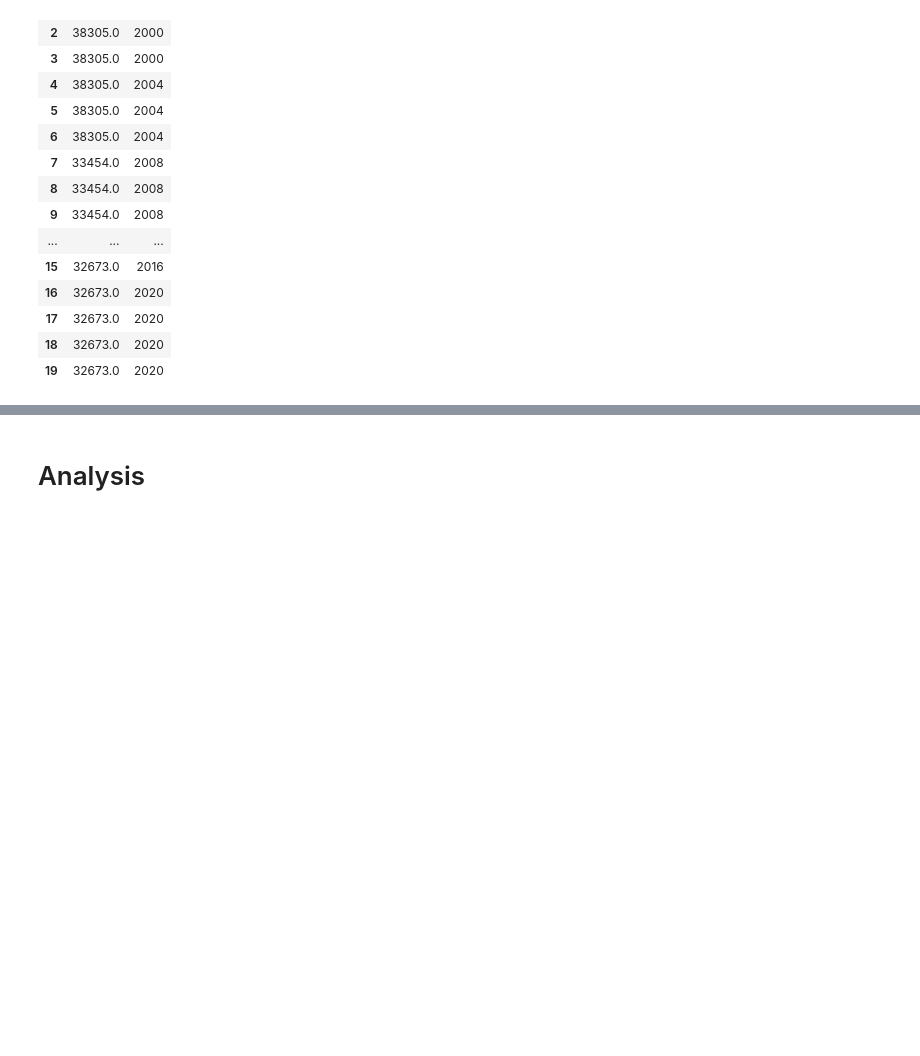
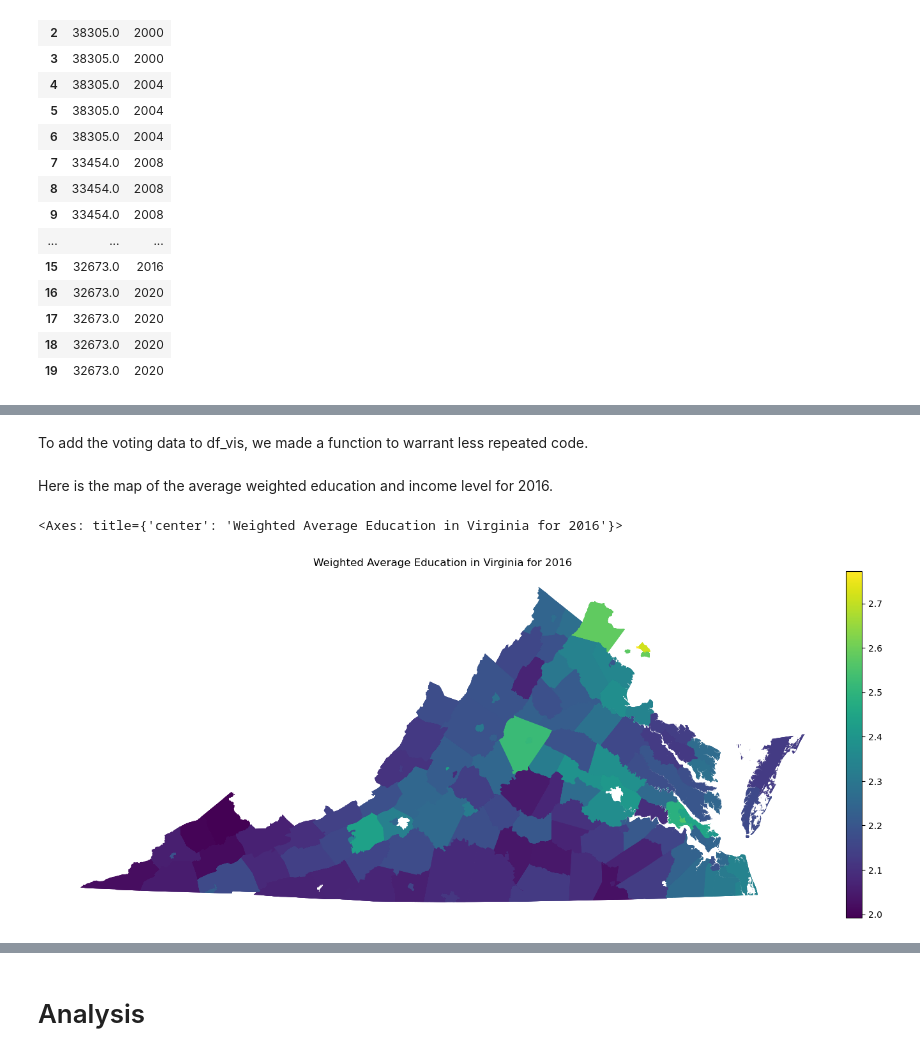
Before and after one commit to farhaniwnl/project_voting_crg3ts, a Jupyter notebook: final_paper.ipynb, the cells around one changed output, grey strips where cells are left out. Drawn from its saved outputs; the diff is of its cells as text; code cells hidden in the pictures; blank space fills up the shorter version.

Commit message:
added visualization to final paper

```diff
--- a/final_paper.ipynb
+++ b/final_paper.ipynb
@@ -128,0 +139,8 @@ df.to_csv('properly_merged_data.csv', index=False)
+# %%
+gdf = gpd.read_file('./va_admin_bndry/VirginiaCounty_ClippedToShoreline.shx')
+mdf = pd.read_csv('properly_merged_data.csv')
+# %%
+# Merge shapefile data and county adjacency data:
+gdf['FIPS_left'] = pd.to_numeric(gdf['STCOFIPS'])
+df_vis = gdf.merge(mdf,left_on='FIPS_left',right_on='county_fips')
+del gdf, mdf
@@ -128,0 +153,2 @@ df.to_csv('properly_merged_data.csv', index=False)
+# %%
+df_vis['Education_Index'] = (df_vis['B69AA'] * 1 + df_vis['B69AB'] * 2 + df_vis['B69AC'] * 3) / (df_vis['B69AA'] + df_vis['B69AB'] + df_vis['B69AC'])
@@ -128,0 +157,9 @@ df.to_csv('properly_merged_data.csv', index=False)
+# %%
+# Calculate a representative income metric, e.g., median income per county
+# Here we calculate the weighted average assuming A88AE > A88AD > A88AC > A88AB > A88AA
+df_vis['Weighted_Avg_Income'] = (
+    df_vis['A88AA'] * 1 + df_vis['A88AB'] * 2 + df_vis['A88AC'] * 3 +
+    df_vis['A88AD'] * 4 + df_vis['A88AE'] * 5
+) / (df_vis['A88AA'] + df_vis['A88AB'] + df_vis['A88AC'] + df_vis['A88AD'] + df_vis['A88AE'])
+# %% [markdown]
+To add the voting data to df_vis, we made a function to warrant less repeated code.
@@ -128,0 +184,14 @@ df.to_csv('properly_merged_data.csv', index=False)
+# %% [markdown]
+Here is the map of the average weighted education and income level for 2016.
+# %%
+df2016Ed = df_vis[df_vis['year'] == 2016]
+fig = plt.figure()
+ax = fig.add_axes([0, 0, 2, 2])
+divider = make_axes_locatable(ax)
+ax.axis('off')
+ax.set_title(f'Weighted Average Education in Virginia for 2016')
+cax = divider.append_axes("right", size="2%", pad=0.08)
+df2016Ed.plot(ax=ax,column='Education_Index',legend=True,cax=cax)
+# %% [output]
+<Axes: title={'center': 'Weighted Average Education in Virginia for 2016'}>
+[figure, added]
```
Also changed, not shown: parts of 17 cells of this notebook.
